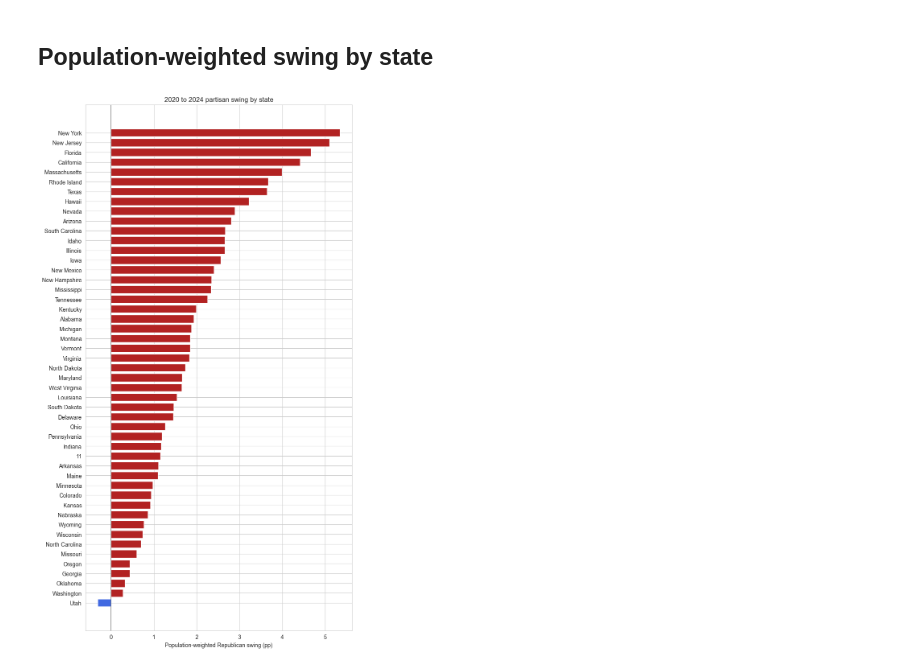
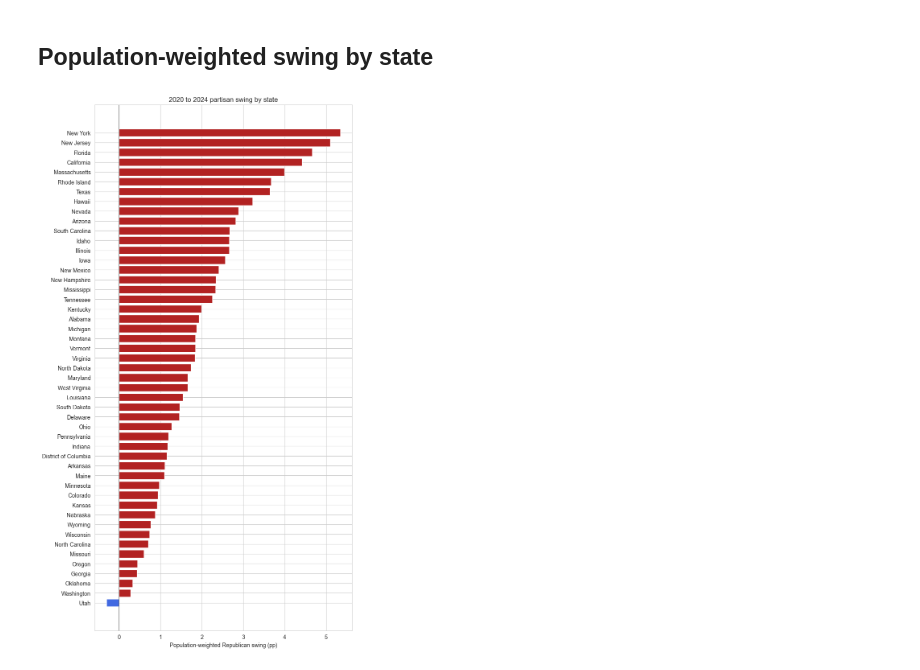
Before and after one commit to kmazurek95/us-election-county-swing, a Jupyter notebook: notebooks/03_exploratory_analysis.ipynb, the cells around one changed output. Cells and saved outputs as stored; diff of their text form; code cells hidden in the pictures.

```diff
--- a/notebooks/03_exploratory_analysis.ipynb
+++ b/notebooks/03_exploratory_analysis.ipynb
@@ -242,31 +244,32 @@ strong multicollinearity or other numerical problems.
 state_swing = (
     df_main
     .dropna(subset=['swing', 'total_pop'])
     .groupby('state_fips')
     .apply(lambda g: np.average(g['swing'], weights=g['total_pop']), include_groups=False)
     .reset_index(name='pop_weighted_swing')
     .sort_values('pop_weighted_swing')
 )
 
 # map state FIPS to names
 try:
     from us import states
     fips_to_name = {s.fips: s.name for s in states.STATES_AND_TERRITORIES}
+    fips_to_name["11"] = "District of Columbia"
     state_swing['state_name'] = state_swing['state_fips'].map(fips_to_name)
 except ImportError:
     state_swing['state_name'] = state_swing['state_fips']
 
 # fall back to FIPS code for any unmapped states
 state_swing['state_name'] = state_swing['state_name'].fillna(state_swing['state_fips'])
 
 fig, ax = plt.subplots(figsize=(8, 14))
 colors = ['#b22222' if x > 0 else '#4169e1' for x in state_swing['pop_weighted_swing']]
 ax.barh(state_swing['state_name'], state_swing['pop_weighted_swing'] * 100, color=colors)
 ax.axvline(0, color='black', linewidth=0.5)
 ax.set_xlabel('Population-weighted Republican swing (pp)')
 ax.set_title('2020 to 2024 partisan swing by state')
 plt.tight_layout()
 plt.savefig('../figures/state_swing_bar.png', dpi=150, bbox_inches='tight')
 plt.show()
 # %% [output]
-[figure, old version]
+[figure, new version]
```
Also changed, not shown: parts of 2 cells of this notebook, 16 other files.
